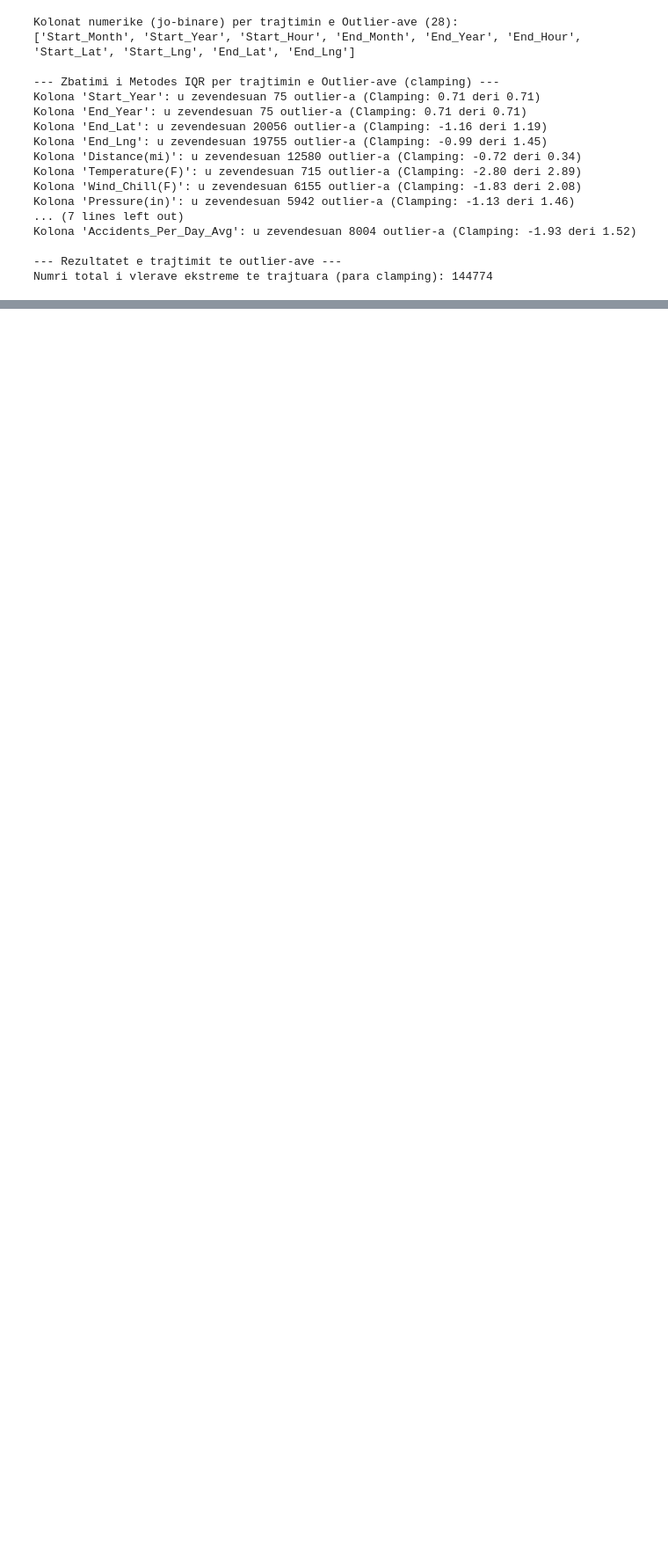
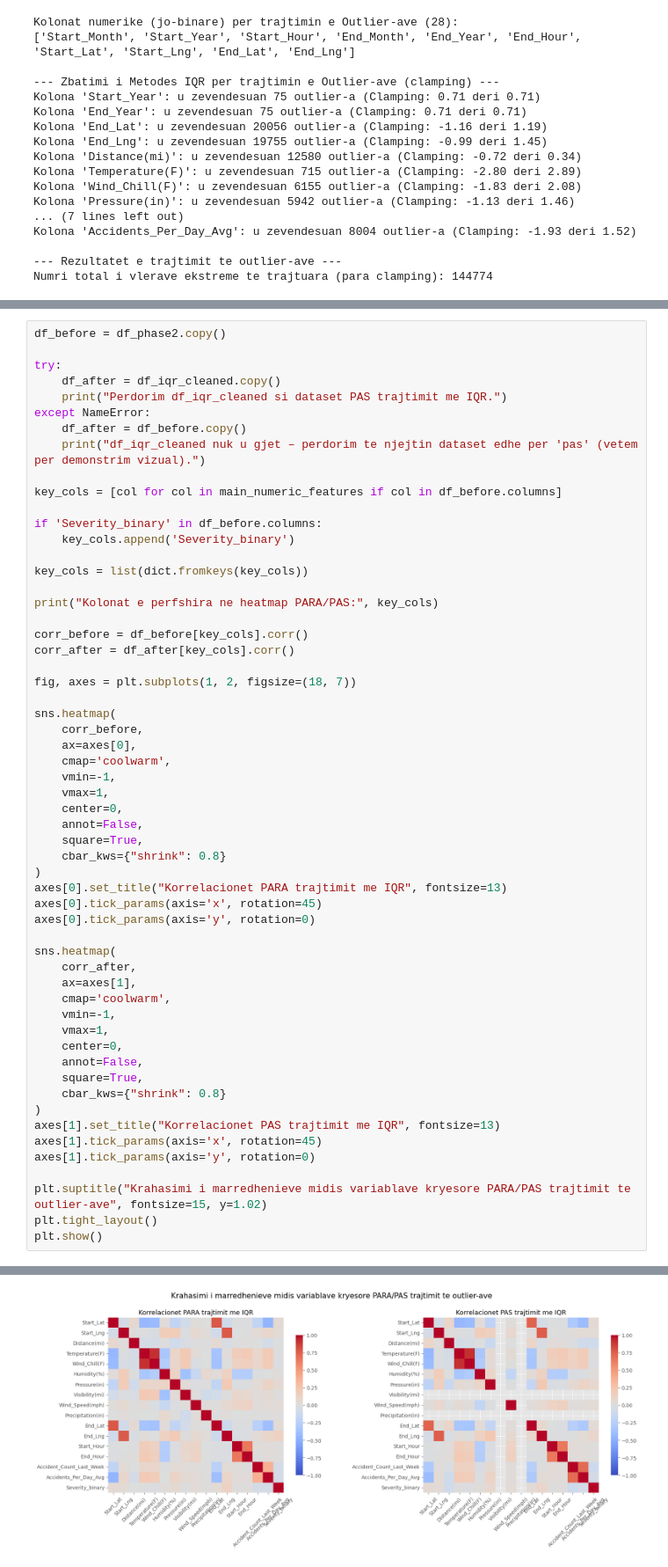
Before and after one commit to DiellzaPervetica/PVDSH_Gr15_2025, a Jupyter notebook: main.ipynb, the cells around one changed output, grey strips where cells are left out. Shown at 88% size. Cells and saved outputs as stored; diff of their text form; blank space fills up the shorter version.

```diff
--- a/main.ipynb
+++ b/main.ipynb
@@ -1483,0 +1563,58 @@ else:
+# %%
+df_before = df_phase2.copy()
+
+try:
+    df_after = df_iqr_cleaned.copy()
+    print("Perdorim df_iqr_cleaned si dataset PAS trajtimit me IQR.")
+except NameError:
+    df_after = df_before.copy()
+    print("df_iqr_cleaned nuk u gjet – perdorim te njejtin dataset edhe per 'pas' (vetem per demonstrim vizual).")
+
+key_cols = [col for col in main_numeric_features if col in df_before.columns]
+
+if 'Severity_binary' in df_before.columns:
+    key_cols.append('Severity_binary')
+
+key_cols = list(dict.fromkeys(key_cols))
+
+print("Kolonat e perfshira ne heatmap PARA/PAS:", key_cols)
+
+corr_before = df_before[key_cols].corr()
+corr_after = df_after[key_cols].corr()
+
+fig, axes = plt.subplots(1, 2, figsize=(18, 7))
+
+sns.heatmap(
+    corr_before,
+    ax=axes[0],
+    cmap='coolwarm',
+    vmin=-1,
+    vmax=1,
+    center=0,
+    annot=False,
+    square=True,
+    cbar_kws={"shrink": 0.8}
+)
+axes[0].set_title("Korrelacionet PARA trajtimit me IQR", fontsize=13)
+axes[0].tick_params(axis='x', rotation=45)
+axes[0].tick_params(axis='y', rotation=0)
+
+sns.heatmap(
+    corr_after,
+    ax=axes[1],
+    cmap='coolwarm',
+    vmin=-1,
+    vmax=1,
+    center=0,
+    annot=False,
+    square=True,
+    cbar_kws={"shrink": 0.8}
+)
+axes[1].set_title("Korrelacionet PAS trajtimit me IQR", fontsize=13)
+axes[1].tick_params(axis='x', rotation=45)
+axes[1].tick_params(axis='y', rotation=0)
+
+plt.suptitle("Krahasimi i marredhenieve midis variablave kryesore PARA/PAS trajtimit te outlier-ave", fontsize=15, y=1.02)
+plt.tight_layout()
+plt.show()
+# %% [output]
@@ -1483,0 +1623 @@ else:
+[figure, added]
```
Also changed, not shown: parts of 4 cells of this notebook.
